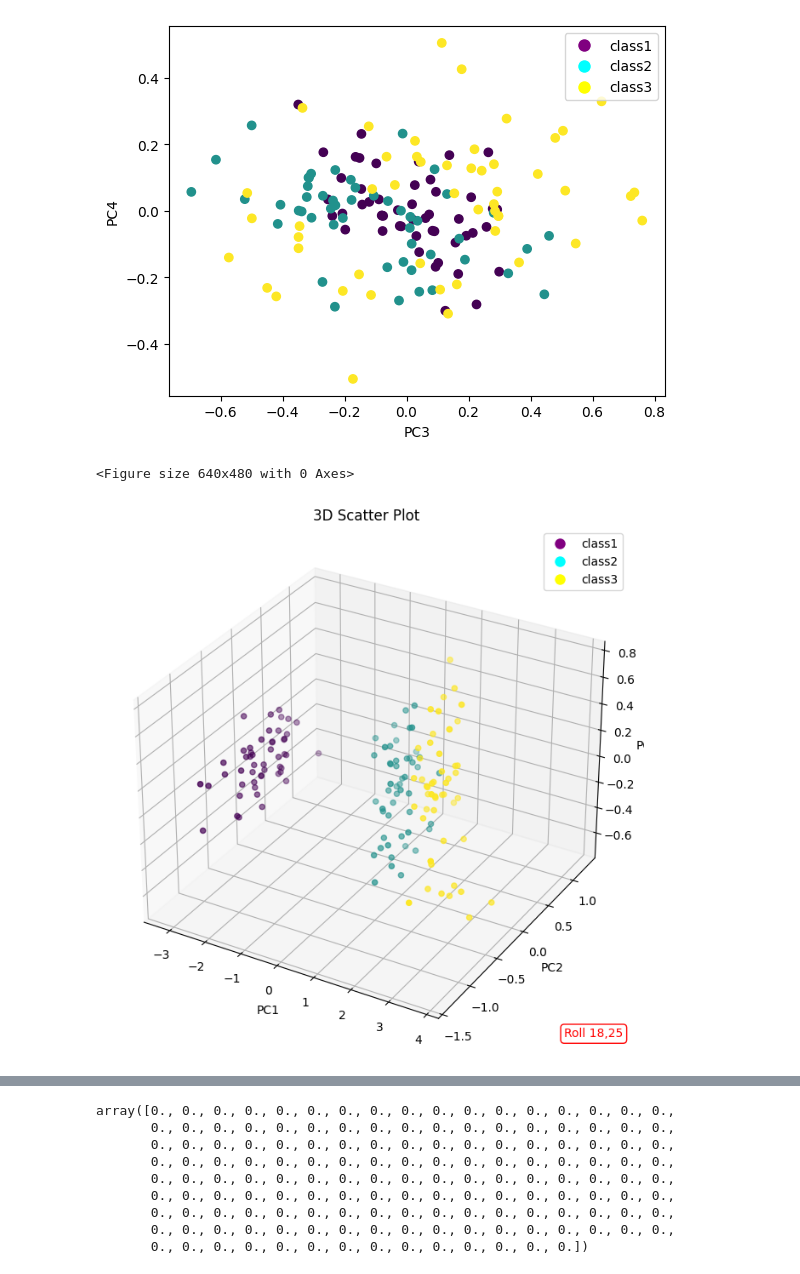
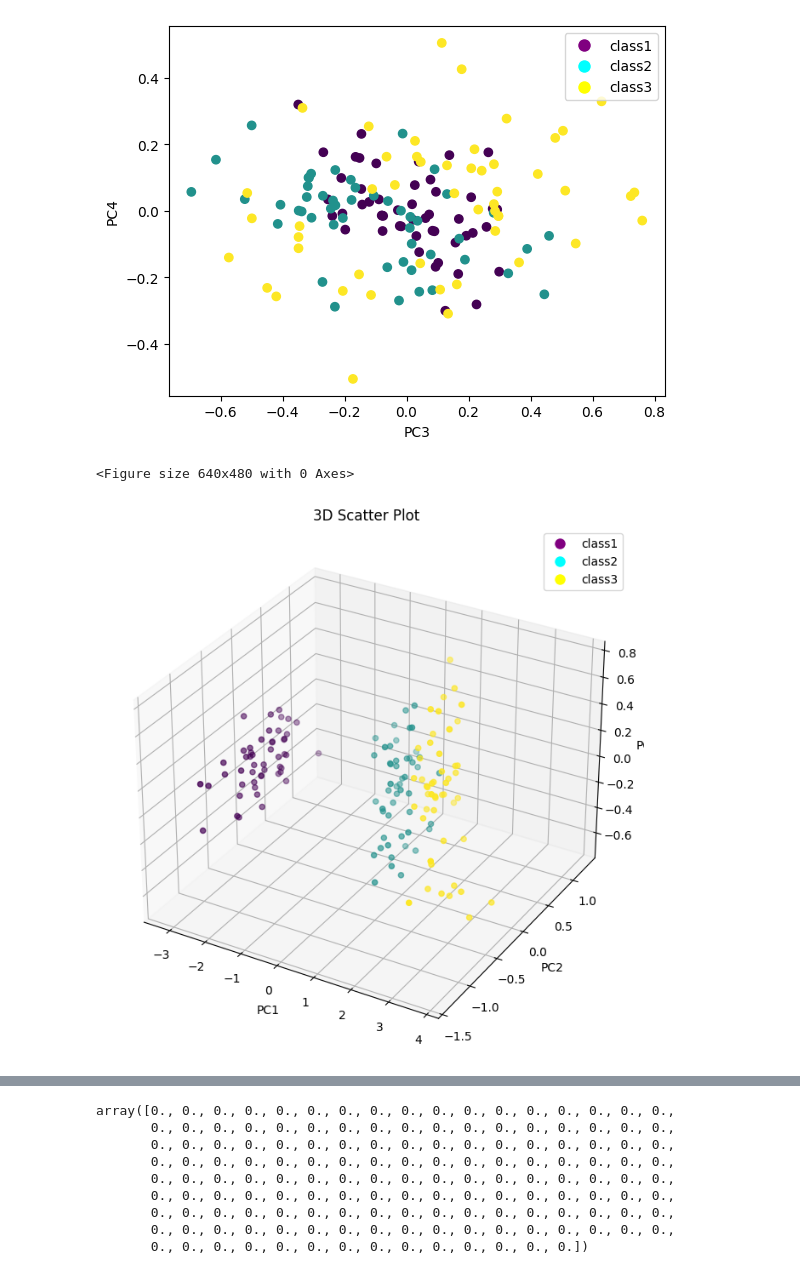
Before and after one commit to Zaxis018/Data-Mining, a Jupyter notebook: PCA/PCA_on_iris.ipynb, the cells around one changed output, grey strips where cells are left out. Drawn from its saved outputs; the diff is of its cells as text; code cells hidden in the pictures.

```diff
--- a/PCA/PCA_on_iris.ipynb
+++ b/PCA/PCA_on_iris.ipynb
@@ -465,31 +465,31 @@ plt.scatter(data[:,0],data[:,1],c=y)
 # %%
 from mpl_toolkits.mplot3d import Axes3D
 
 # Create a 3D scatter plot
 fig = plt.figure()
 fig = plt.figure(figsize=(8, 8))
 ax = fig.add_subplot(111, projection='3d')
 ax.scatter(final_data[3][:,0],final_data[3][:,1],final_data[3][:,2],c=y, marker='o')
-ax.text(50,10,1, 'Roll 18,25', ha='left', va='center', color='red', transform=ax.transAxes,
+ax.text(50,10,1, '', ha='left', va='center', color='red', transform=ax.transAxes,
          bbox=dict(facecolor='white', edgecolor='red', boxstyle='round'))
 
 legend_labels = ['class1', 'class2', 'class3']
 legend_colors = ['purple', 'cyan', 'yellow']
 
 # Create the legend
 legend_elements = [plt.Line2D([0], [0], marker='o', color='w', markerfacecolor=color, markersize=10) for color in legend_colors]
 plt.legend(legend_elements, legend_labels)
 
 
 
 ax.set_xlabel('PC1')
 ax.set_ylabel('PC2')
 ax.set_zlabel('PC3')
 ax.set_title('3D Scatter Plot')
 plt.show()
 # %% [output]
 <Figure size 640x480 with 0 Axes>
-[figure, old version]
+[figure, new version]
 # %%
 #but if we do not select the top 3 PCs and instead use other combination like bottom 3 PCA then,
 
```
Also changed, not shown: parts of 5 cells of this notebook.
